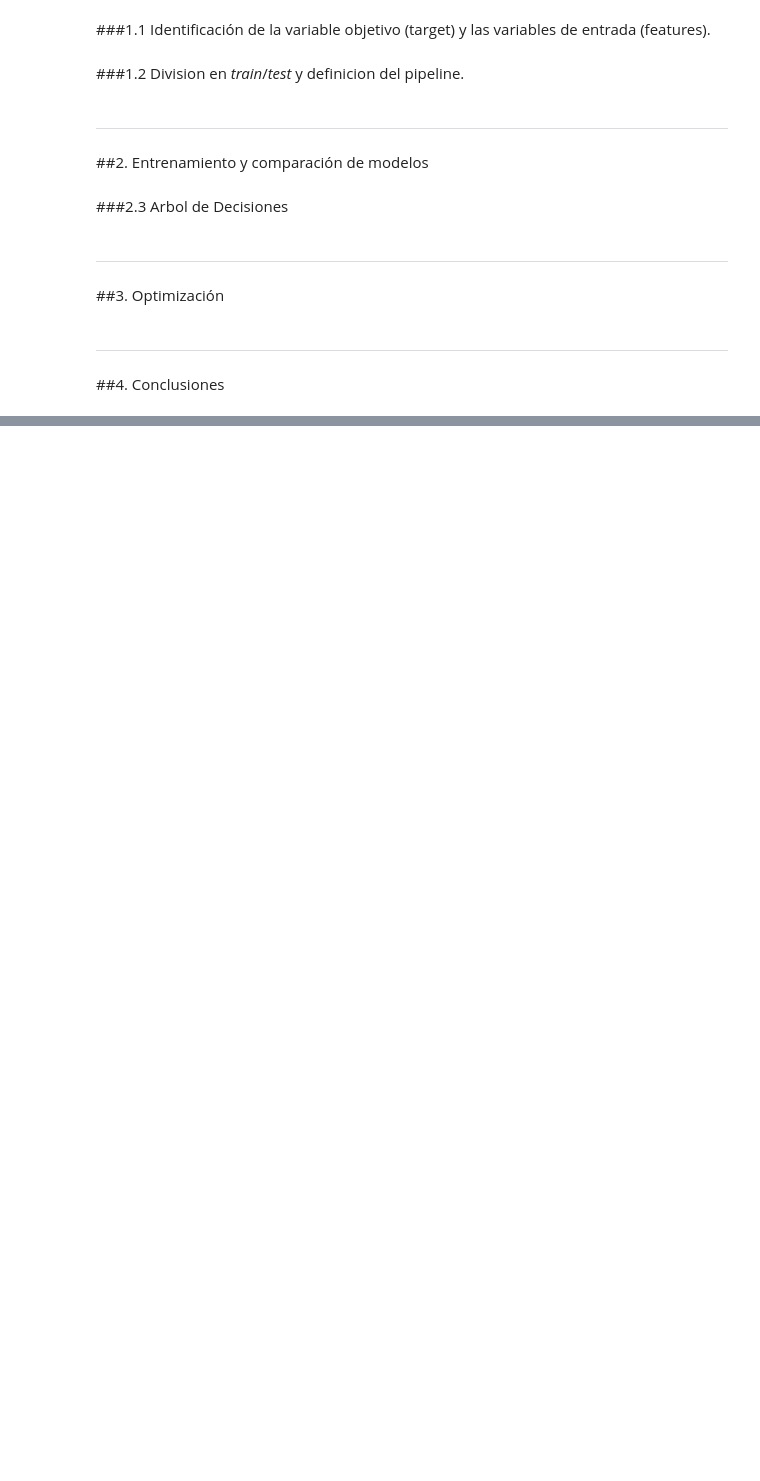
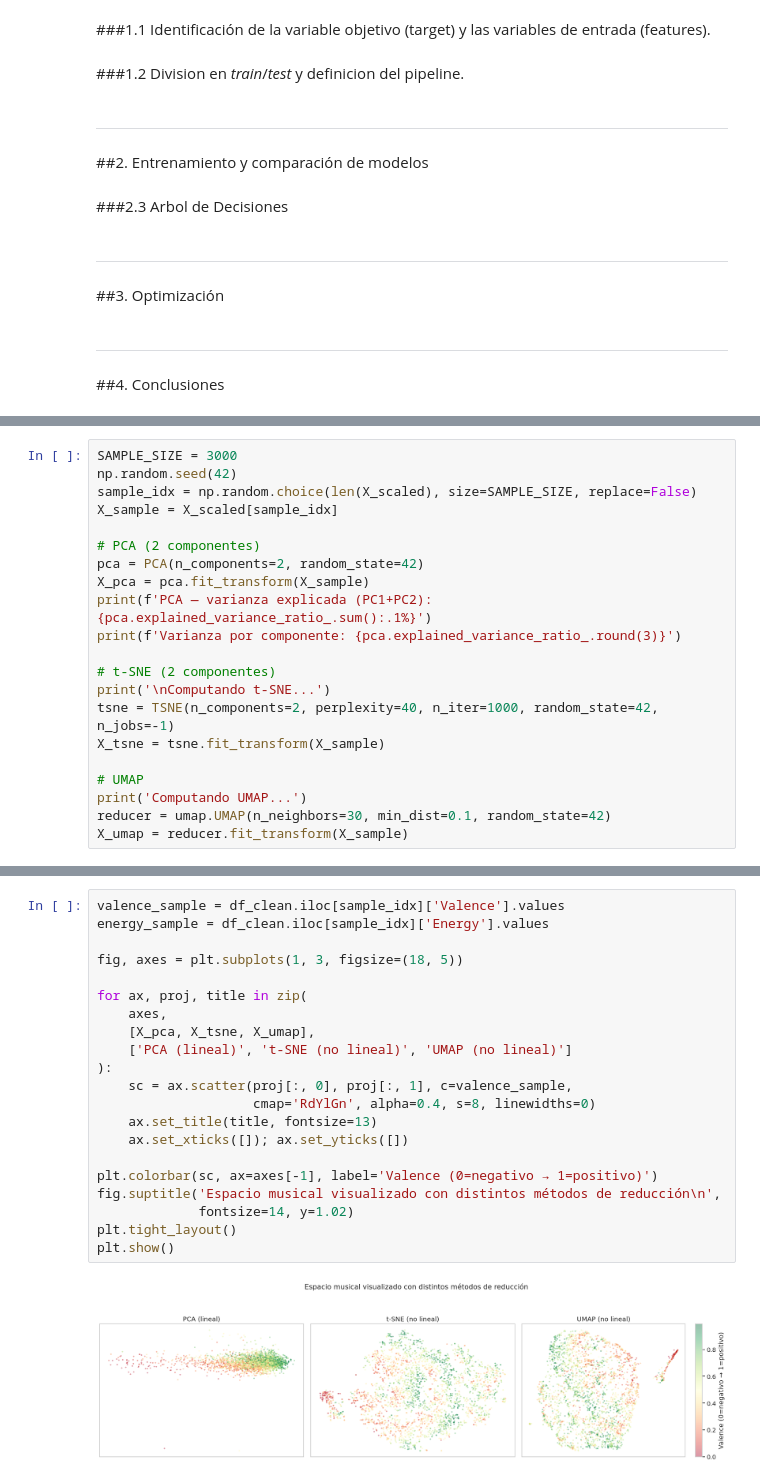
Before and after one commit to Santibareiro27/Inteligencia-Computacional, a Jupyter notebook: RA1_TP4/RA1_Trabajo_práctico_N°_4_G8.ipynb, the cells around one changed output, grey strips where cells are left out. Saved outputs shown, nothing was run; the diff lists cells and outputs as text; blank space fills up the shorter version.

```diff
--- a/RA1_TP4/RA1_Trabajo_práctico_N°_4_G8.ipynb
+++ b/RA1_TP4/RA1_Trabajo_práctico_N°_4_G8.ipynb
@@ -267,0 +496,21 @@ Archive:  Spotify_Youtube.zip
+# %%
+SAMPLE_SIZE = 3000
+np.random.seed(42)
+sample_idx = np.random.choice(len(X_scaled), size=SAMPLE_SIZE, replace=False)
+X_sample = X_scaled[sample_idx]
+
+# PCA (2 componentes)
+pca = PCA(n_components=2, random_state=42)
+X_pca = pca.fit_transform(X_sample)
+print(f'PCA — varianza explicada (PC1+PC2): {pca.explained_variance_ratio_.sum():.1%}')
+print(f'Varianza por componente: {pca.explained_variance_ratio_.round(3)}')
+
+# t-SNE (2 componentes)
+print('\nComputando t-SNE...')
+tsne = TSNE(n_components=2, perplexity=40, n_iter=1000, random_state=42, n_jobs=-1)
+X_tsne = tsne.fit_transform(X_sample)
+
+# UMAP
+print('Computando UMAP...')
+reducer = umap.UMAP(n_neighbors=30, min_dist=0.1, random_state=42)
+X_umap = reducer.fit_transform(X_sample)
@@ -267,0 +525,23 @@ Archive:  Spotify_Youtube.zip
+# %%
+valence_sample = df_clean.iloc[sample_idx]['Valence'].values
+energy_sample = df_clean.iloc[sample_idx]['Energy'].values
+
+fig, axes = plt.subplots(1, 3, figsize=(18, 5))
+
+for ax, proj, title in zip(
+    axes,
+    [X_pca, X_tsne, X_umap],
+    ['PCA (lineal)', 't-SNE (no lineal)', 'UMAP (no lineal)']
+):
+    sc = ax.scatter(proj[:, 0], proj[:, 1], c=valence_sample,
+                    cmap='RdYlGn', alpha=0.4, s=8, linewidths=0)
+    ax.set_title(title, fontsize=13)
+    ax.set_xticks([]); ax.set_yticks([])
+
+plt.colorbar(sc, ax=axes[-1], label='Valence (0=negativo → 1=positivo)')
+fig.suptitle('Espacio musical visualizado con distintos métodos de reducción\n',
+             fontsize=14, y=1.02)
+plt.tight_layout()
+plt.show()
+# %% [output]
+[figure, added]
```
Also changed, not shown: parts of 97 cells of this notebook.
